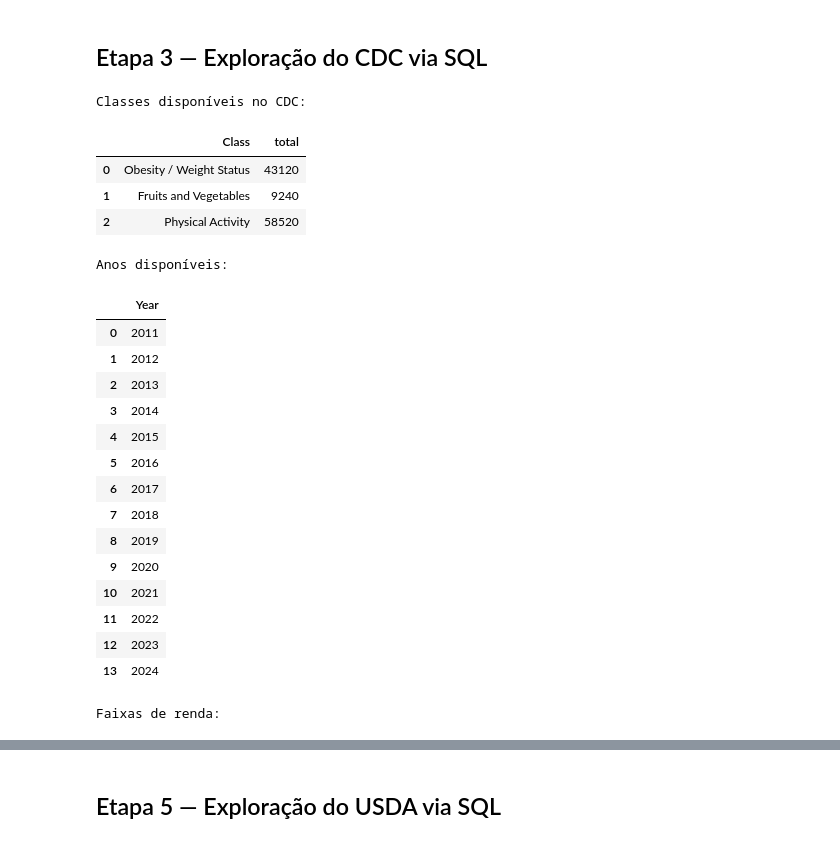
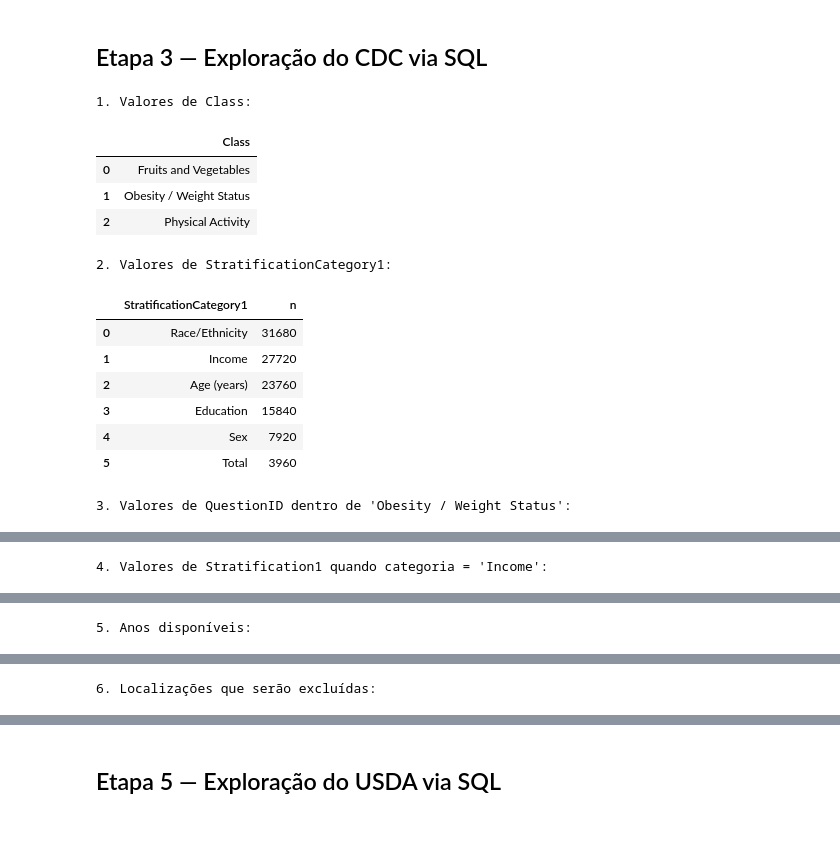
Before and after one commit to KaikyLima/teste-food-price-obesity-analysis, a Jupyter notebook: note.ipynb, the cells around one changed output, grey strips where cells are left out. Cells and saved outputs as stored; diff of their text form; code cells hidden in the pictures.

Commit message:
fix: modificações para 2 tabelas. Obesidade geral e renda

```diff
--- a/note.ipynb
+++ b/note.ipynb
@@ -30,47 +86,55 @@ Tabelas disponíveis no DuckDB:
 # %% [markdown]
 ## Etapa 3 — Exploração do CDC via SQL
 # %%
-print("Classes disponíveis no CDC:")
+print("1. Valores de Class:")
 display(con.execute("""
-    SELECT Class, COUNT(*) AS total
-    FROM cdc_raw
-    GROUP BY Class
+    SELECT DISTINCT Class FROM cdc_raw ORDER BY Class
 """).df())
 
-print("\nAnos disponíveis:")
+print("2. Valores de StratificationCategory1:")
 display(con.execute("""
-    SELECT DISTINCT YearStart AS Year
-    FROM cdc_raw
-    ORDER BY Year
+    SELECT DISTINCT StratificationCategory1, COUNT(*) AS n
+    FROM cdc_raw GROUP BY StratificationCategory1 ORDER BY n DESC
 """).df())
 
-print("\nFaixas de renda:")
+print("3. Valores de QuestionID dentro de 'Obesity / Weight Status':")
 display(con.execute("""
-    SELECT DISTINCT Stratification1 AS Income_Group
+    SELECT DISTINCT QuestionID, Question
+    FROM cdc_raw
+    WHERE Class = 'Obesity / Weight Status'
+    ORDER BY QuestionID
+""").df())
+
+print("4. Valores de Stratification1 quando categoria = 'Income':")
+display(con.execute("""
+    SELECT DISTINCT Stratification1, COUNT(*) AS n
     FROM cdc_raw
     WHERE StratificationCategory1 = 'Income'
-    ORDER BY Income_Group
+    GROUP BY Stratification1 ORDER BY Stratification1
 """).df())
+
+print("5. Anos disponíveis:")
+display(con.execute("""
+    SELECT DISTINCT YearStart FROM cdc_raw ORDER BY YearStart
+""").df())
+
+print("6. Localizações que serão excluídas:")
+display(con.execute("""
+    SELECT DISTINCT LocationAbbr FROM cdc_raw
+    WHERE LocationAbbr IN ('US', 'PR', 'GU', 'VI')
+""").df())
 # %% [output]
-Classes disponíveis no CDC:
+1. Valores de Class:
-|  | Class | total |
-| 0 | Obesity / Weight Status | 43120 |
-| 1 | Fruits and Vegetables | 9240 |
-| 2 | Physical Activity | 58520 |
+|  | Class |
+| 0 | Fruits and Vegetables |
+| 1 | Obesity / Weight Status |
+| 2 | Physical Activity |
-Anos disponíveis:
+2. Valores de StratificationCategory1:
-|  | Year |
-| 0 | 2011 |
-| 1 | 2012 |
-| 2 | 2013 |
-| 3 | 2014 |
-| 4 | 2015 |
-| 5 | 2016 |
-| 6 | 2017 |
-| 7 | 2018 |
-| 8 | 2019 |
-| 9 | 2020 |
-| 10 | 2021 |
-| 11 | 2022 |
-| 12 | 2023 |
-| 13 | 2024 |
+|  | StratificationCategory1 | n |
+| 0 | Race/Ethnicity | 31680 |
+| 1 | Income | 27720 |
+| 2 | Age (years) | 23760 |
+| 3 | Education | 15840 |
+| 4 | Sex | 7920 |
+| 5 | Total | 3960 |
-Faixas de renda:
+3. Valores de QuestionID dentro de 'Obesity / Weight Status':
@@ -84,0 +144 @@ Faixas de renda:
+4. Valores de Stratification1 quando categoria = 'Income':
@@ -84,0 +153 @@ Faixas de renda:
+5. Anos disponíveis:
@@ -84,0 +169 @@ Faixas de renda:
+6. Localizações que serão excluídas:
```
Also changed, not shown: parts of 24 cells of this notebook, 1 other file.
